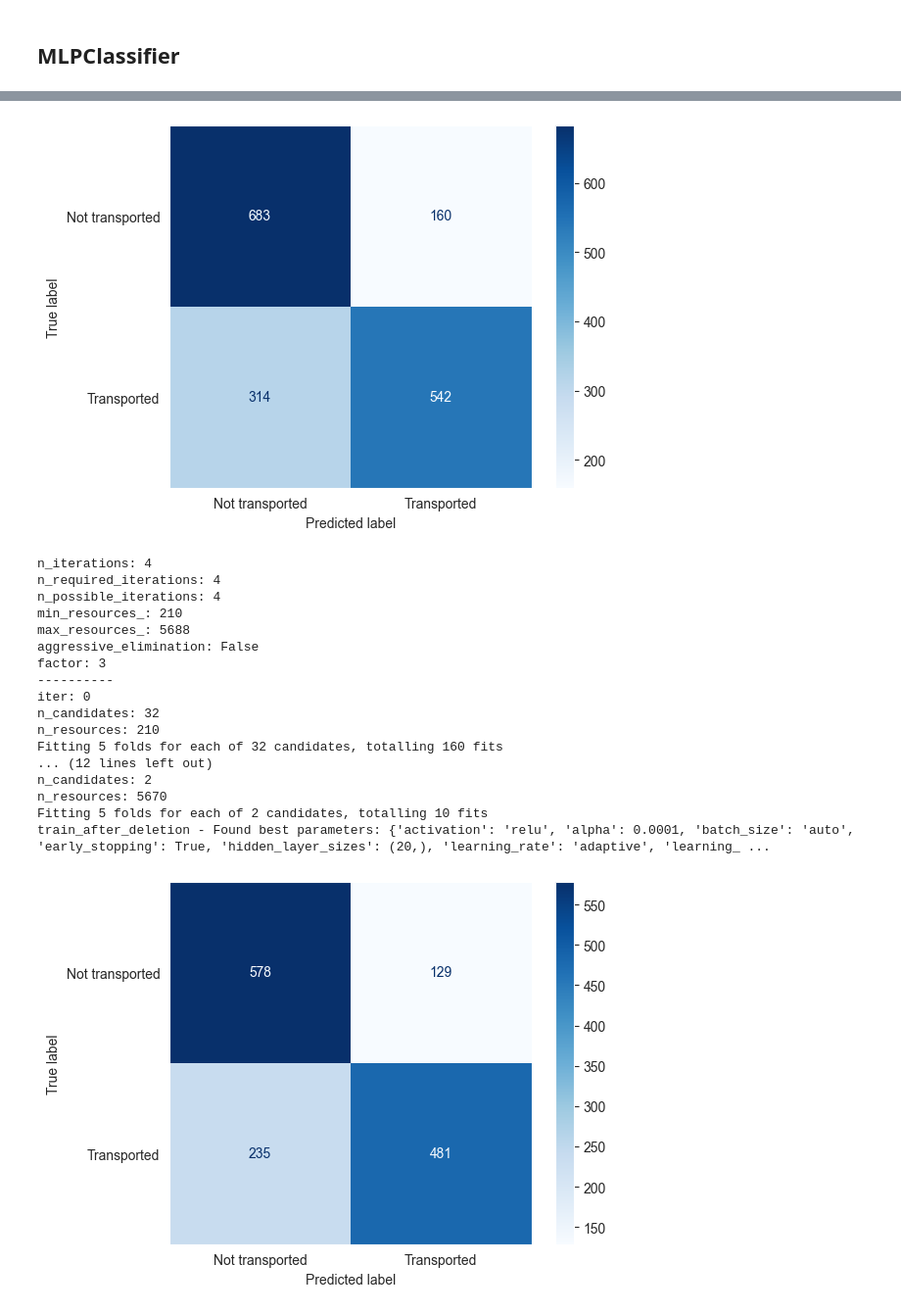
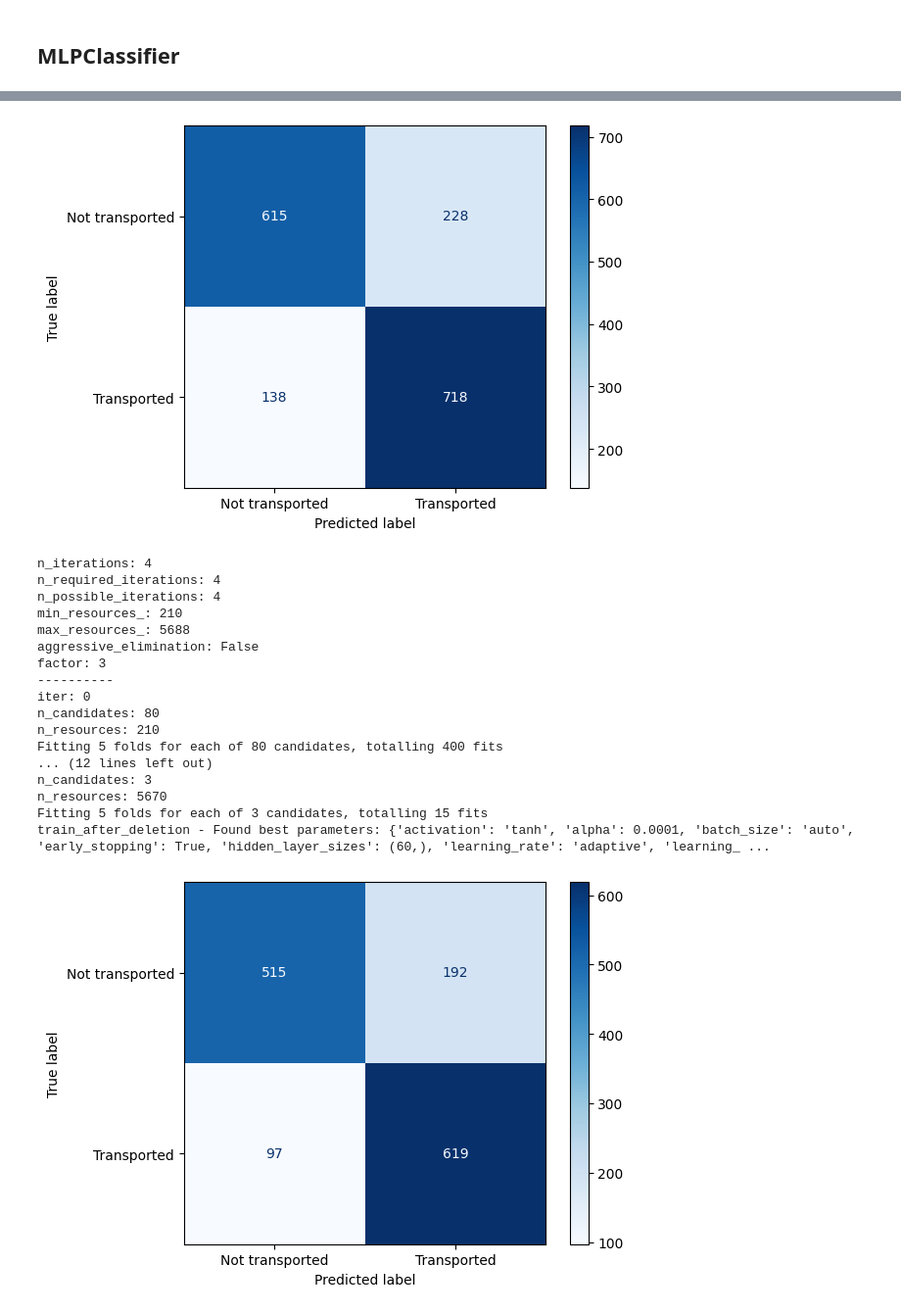
Before and after one commit to filip-kobus/spaceship-titanic-kaggle, a Jupyter notebook: notebook.ipynb, the cells around one changed output, grey strips where cells are left out. Shown at 98% size. Cells and saved outputs as stored; diff of their text form; code cells hidden in the pictures.

```diff
--- a/notebook.ipynb
+++ b/notebook.ipynb
@@ -523,3 +525,17 @@ Our data is ready to go, now we need to specify our models
+# %%
+def evaluate_model(model, parameters, data_sets, draw_heatmap=False):
+    warnings.filterwarnings("ignore")
+    for name, dataframe in data_sets.items():
+        optimal_params = HalvingGridSearchCV(estimator = model, param_grid=parameters, scoring='roc_auc', verbose=1, n_jobs=-1, cv=5)
+        X  = dataframe.drop('Transported', axis=1)
+        y = dataframe['Transported']
+        X_train, X_valid, y_train, y_valid = train_test_split(X, y, train_size=0.8 , test_size=0.2 , random_state=0, stratify=y)
+        optimal_params.fit(X_train, y_train)
+        print(f"{name} - Found best parameters: {optimal_params.best_params_} ({optimal_params.best_score_:.4f})")
+        if draw_heatmap:
+            disp = ConfusionMatrixDisplay.from_estimator(optimal_params.best_estimator_, X_valid, y_valid, cmap='Blues', display_labels=["Not transported", "Transported"])
+            plt.grid(False)
+            plt.show()
 # %% [markdown]
 ### LogisticRegression
 # %%
@@ -1022,7 +1007,7 @@ plt.show()
 from sklearn.neural_network import MLPClassifier
 from sklearn.model_selection import train_test_split
 
-hidden_layer_sizes_list = [(10,), (20,)]
+hidden_layer_sizes_list = [(20,), (40,), (60,), (80,), (100,)]
 activation_list = ['relu', 'tanh']
 solver_list = ['adam', 'sgd']
 alpha_list = [0.0001, 0.01]
@@ -1033,7 +1018,7 @@ learning_rate_init_list = [0.001]
 momentum_list = [0.9]
 early_stopping_list = [True]
 
-parametr_dictionary = {
+params = {
     'hidden_layer_sizes': hidden_layer_sizes_list,
     'activation': activation_list,
     'solver': solver_list,
@@ -1047,17 +1032,7 @@ parametr_dictionary = {
     'random_state': [0]
 }
 
-# warnings.filterwarnings("ignore")
-# for name, dataframe in data_for_testing.items():
-#     optimal_params = HalvingGridSearchCV(estimator = MLPClassifier(), param_grid=parametr_dictionary, scoring='roc_auc', verbose=1, n_jobs=-1, cv=5, random_state=0)
-#     X  = dataframe.drop('Transported', axis=1)
-#     y = dataframe['Transported']
-#     X_train, X_valid, y_train, y_valid = train_test_split(X, y, train_size=0.8 , test_size=0.2 , random_state=0, stratify=y)
-#     optimal_params.fit(X_train, y_train)
-#     print(f"{name} - Found best parameters: {optimal_params.best_params_} ({optimal_params.best_score_:.4f})")
-#     disp = ConfusionMatrixDisplay.from_estimator(optimal_params.best_estimator_, X_valid, y_valid, cmap='Blues', display_labels=["Not transported", "Transported"])
-#     plt.grid(False)
-#     plt.show()
+evaluate_model(MLPClassifier(), params, data_for_testing, draw_heatmap=True)
 # %% [output]
 n_iterations: 4
 n_required_iterations: 4
@@ -1079,19 +1054,19 @@ train_after_imputation - Found best parameters: {'activation': 'relu', 'alpha':
-[figure, old version]
+[figure, new version]
 n_iterations: 4
 n_required_iterations: 4
 n_possible_iterations: 4
 min_resources_: 210
 max_resources_: 5688
 aggressive_elimination: False
 factor: 3
 ----------
 iter: 0
-n_candidates: 32
+n_candidates: 80
 n_resources: 210
-Fitting 5 folds for each of 32 candidates, totalling 160 fits
+Fitting 5 folds for each of 80 candidates, totalling 400 fits
 ... (12 lines left out)
-n_candidates: 2
+n_candidates: 3
 n_resources: 5670
-Fitting 5 folds for each of 2 candidates, totalling 10 fits
-train_after_deletion - Found best parameters: {'activation': 'relu', 'alpha': 0.0001, 'batch_size': 'auto', 'early_stopping': True, 'hidden_layer_sizes': (20,), 'learning_rate': 'adaptive', 'learning_ ...
+Fitting 5 folds for each of 3 candidates, totalling 15 fits
+train_after_deletion - Found best parameters: {'activation': 'tanh', 'alpha': 0.0001, 'batch_size': 'auto', 'early_stopping': True, 'hidden_layer_sizes': (60,), 'learning_rate': 'adaptive', 'learning_ ...
-[figure, old version]
+[figure, new version]
```
Also changed, not shown: parts of 19 cells of this notebook.
